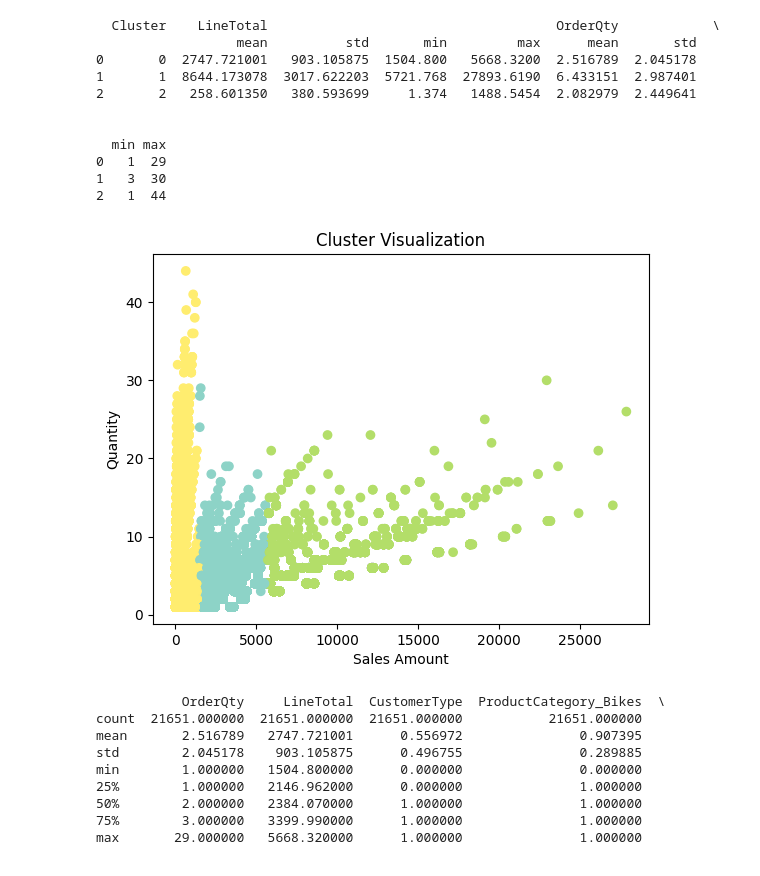
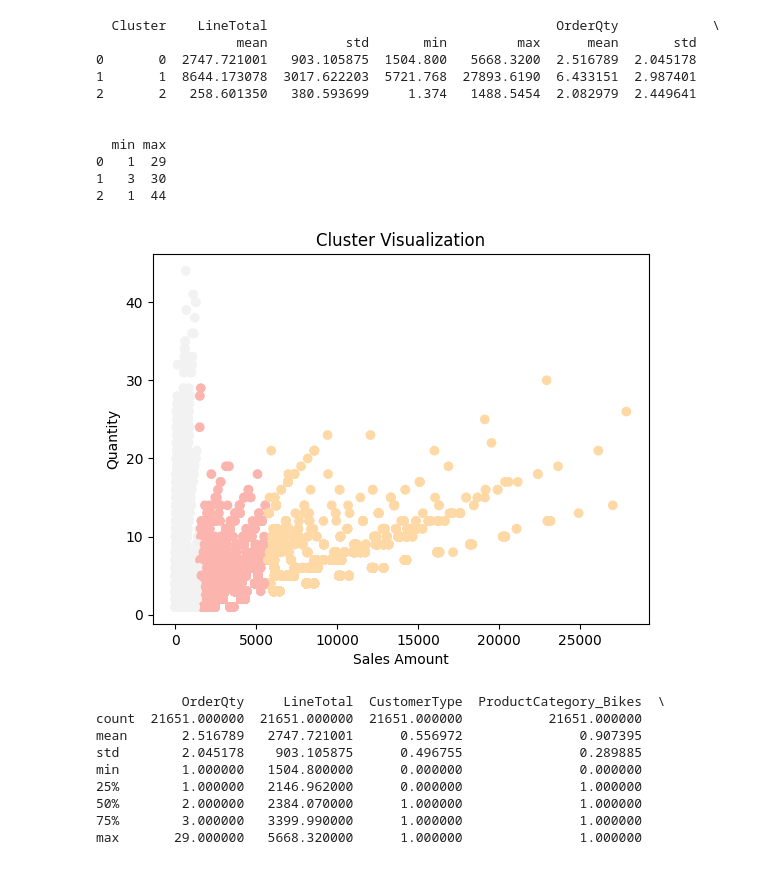
Before and after one commit to dsprincess/python-projects, a Jupyter notebook: Clustering_Customer_Segmentation_AW2022/taskupdated.ipynb, the cells around one changed output. Cells and saved outputs as stored; diff of their text form; code cells hidden in the pictures.

```diff
--- a/Clustering_Customer_Segmentation_AW2022/taskupdated.ipynb
+++ b/Clustering_Customer_Segmentation_AW2022/taskupdated.ipynb
@@ -535,15 +536,15 @@ print(cluster_summary)
 # %%
 # Plot cluster centers
 centers = kmeans.cluster_centers_
 
-plt.scatter(df_encoded['LineTotal'], df_encoded['OrderQty'], c=df_encoded['Cluster'], cmap='Set3')
+plt.scatter(df_encoded['LineTotal'], df_encoded['OrderQty'], c=df_encoded['Cluster'], cmap='Pastel1')
 #plt.scatter(centers[:, 0], centers[:, 1], s=300, c='red', marker='X') # cluster centers
 plt.xlabel('Sales Amount')
 plt.ylabel('Quantity')
 plt.title('Cluster Visualization')
 plt.show()
 # %% [output]
-[figure, old version]
+[figure, new version]
 # %%
 # Profiling each cluster
 print(df_encoded[df_encoded['Cluster'] == 0].describe())
```
Also changed, not shown: parts of 5 cells of this notebook.
